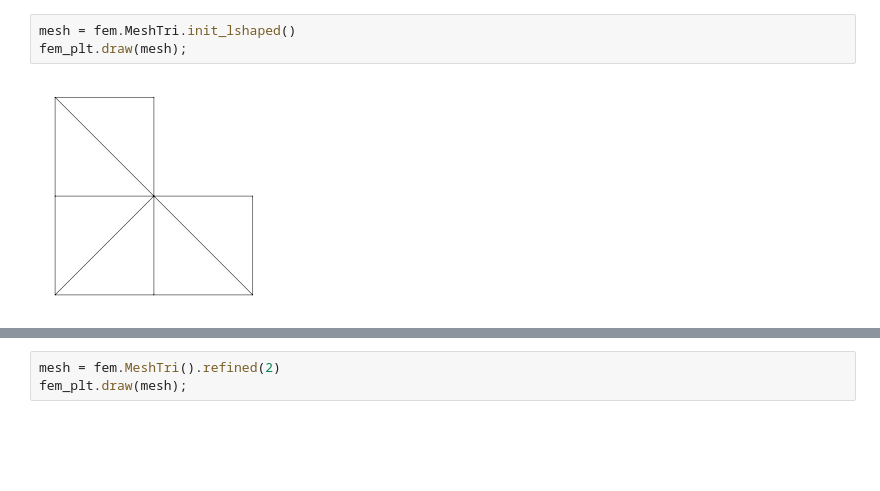
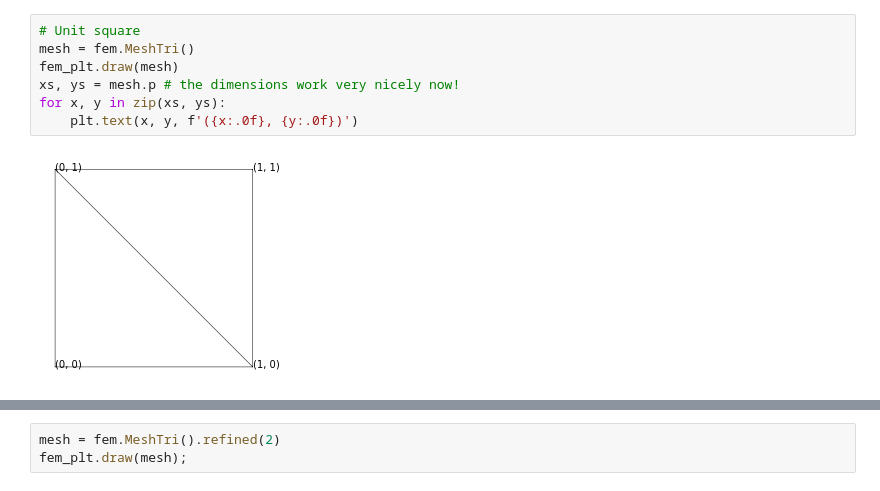
Before and after one commit to uh-comp-methods2/notebooks, a Jupyter notebook: skfem_2d.ipynb, the cells around one changed output, grey strips where cells are left out. Cells and saved outputs as stored; diff of their text form; blank space fills up the shorter version.

```diff
--- a/skfem_2d.ipynb
+++ b/skfem_2d.ipynb
@@ -26,5 +11,9 @@ fem_plt.draw(mesh);
-# %%
-mesh = fem.MeshTri.init_lshaped()
-fem_plt.draw(mesh);
-# %% [output]
-[figure, removed]
+# %%
+# Unit square
+mesh = fem.MeshTri()
+fem_plt.draw(mesh)
+xs, ys = mesh.p # the dimensions work very nicely now!
+for x, y in zip(xs, ys):
+    plt.text(x, y, f'({x:.0f}, {y:.0f})')
+# %% [output]
+[figure, added]
```
Also changed, not shown: parts of 38 cells of this notebook, 1 other file.
